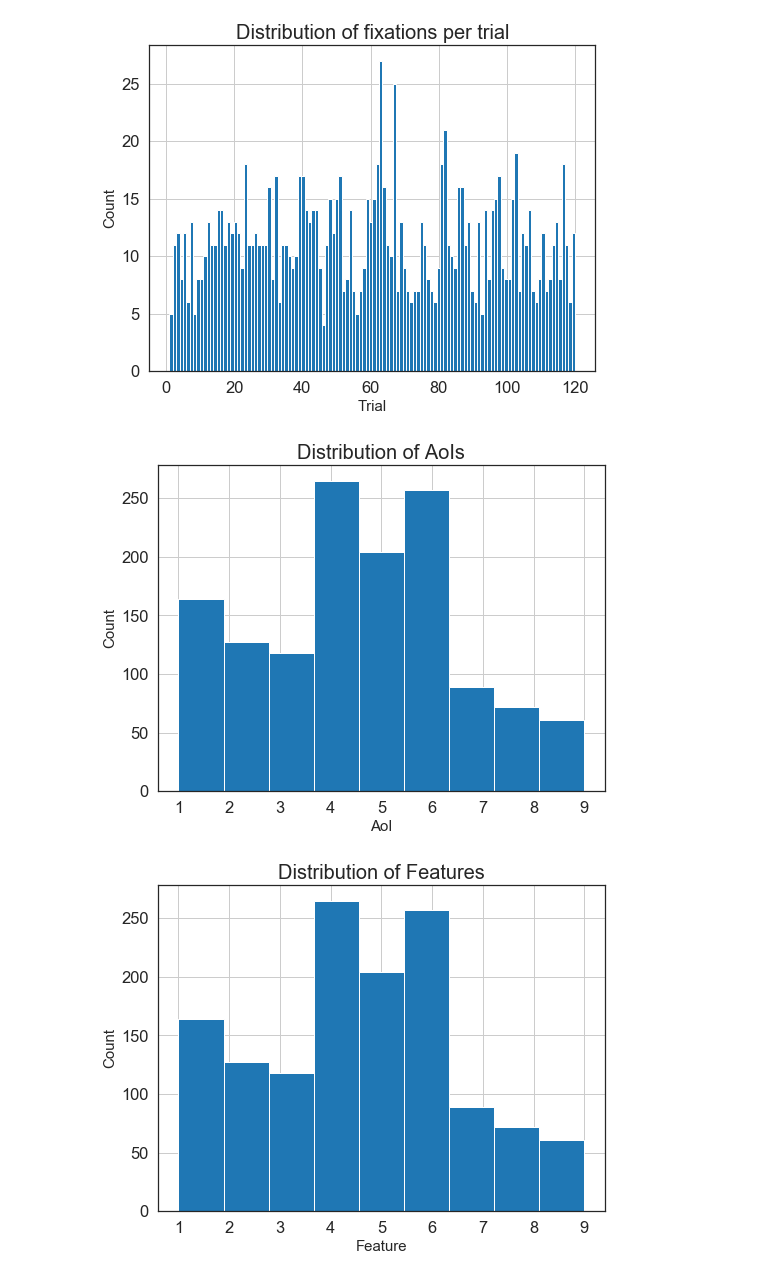
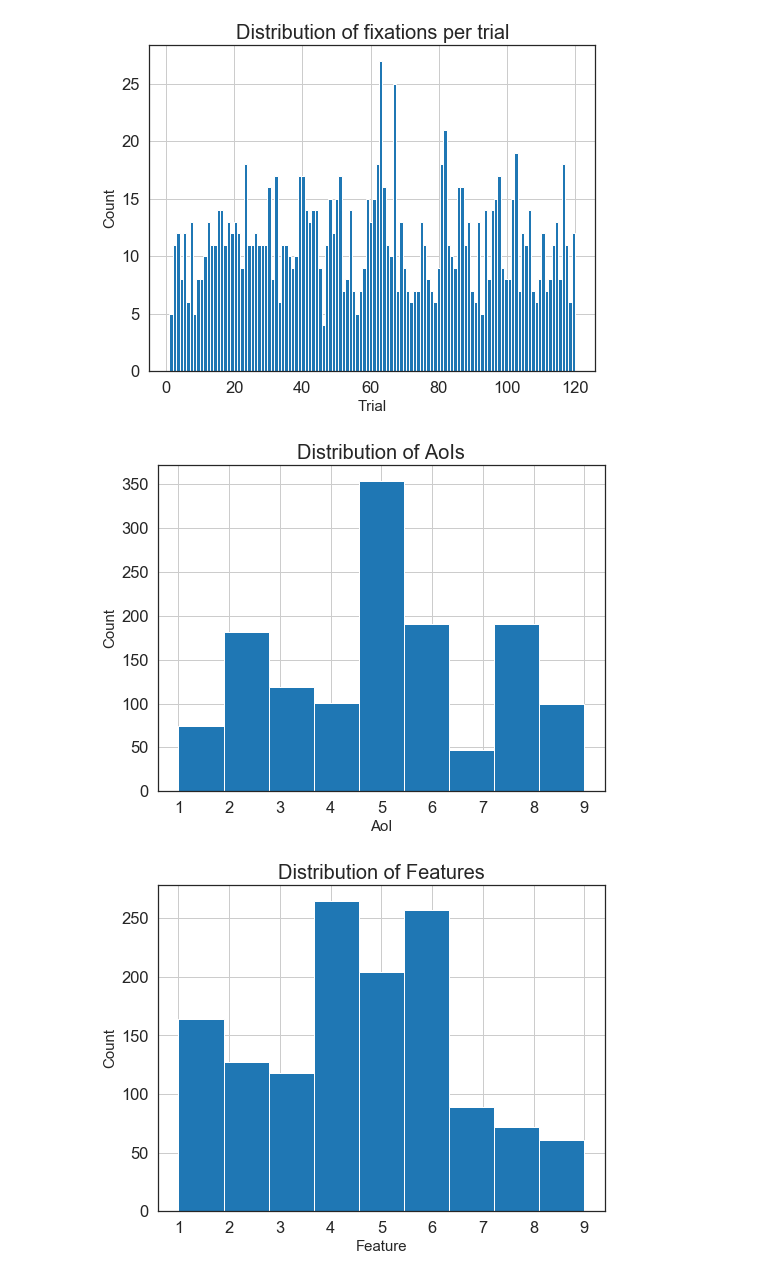
Before and after one commit to nivlab/NivLink, a Jupyter notebook: demos/demo_raw_data.ipynb, the cells around one changed output. Drawn from its saved outputs; the diff is of its cells as text; code cells hidden in the pictures.

Commit message:
added multiple screens feature

```diff
--- a/demos/demo_raw_data.ipynb
+++ b/demos/demo_raw_data.ipynb
@@ -74,7 +74,7 @@ featmap = np.array(featmap_mat["features_aoi_map"])
 xdim, ydim, sfreq = 1600, 1200, 500
 
 ## Initialize ScreenInfo object.
-info = ScreenInfo(xdim, ydim, sfreq)
+info = ScreenInfo(xdim, ydim, sfreq, )
 
 ## Define and add areas of interest.
 n_aois = 9
@@ -98,9 +98,8 @@ aois[8] = np.matrix([[1025, 725], [1175, 875]])
 for a in range(0, n_aois):
     info.add_rectangle_aoi(aois[a,0,0], aois[a,1,0], aois[a,0,1], aois[a,1,1])
 
-## Visually inspect AOIs
-fig, ax = info.plot_aoi(6,False,)
-plt.show(fig)
+## Visually inspect AoIs.
+fig, ax = info.plot_aoi(1,6,False,)
 # %% [output]
 [figure]
 # %% [markdown]
@@ -109,12 +108,22 @@ plt.show(fig)
 ## Run epoching.
 epochs = epoching_fht(raw_data_array, info, events)
 
-## Align to AOI.
-aligned = align_to_aoi(epochs, info)
+## Define screenidx array.
+n_trials = max(behavior.Trial)
+# In this demo, AoIs are identically distributed across trials
+screenidx = np.ones((n_trials,1))
+
+## Align to AoI.
+aligned = align_to_aoi(epochs, info, screenidx)
 
 ## Compute fixations.
 fixations = compute_fixations(aligned, info)
 
+## Add screen column.
+fixations['Screen'] = screenidx[fixations.Trial.values.astype(int) - 1].astype(int)
+
+## If applicable, re-label AoIs.
+
 ## Map to task features.
 fixations['Feature'] = featmap[fixations.Trial.values.astype(int) - 1,fixations.AoI.values.astype(int) - 1]
 fixations.head(10)
@@ -140,12 +149,12 @@ plt.title('Distribution of fixations per trial',fontsize=20);
 # %% [output]
 [figure]
 # %%
-fixations.hist('Feature',bins=9,figsize=[8,6])
+fixations.hist('AoI',bins=9,figsize=[8,6])
 plt.xlabel('AoI',fontsize=15)
 plt.ylabel('Count',fontsize=15)
 plt.title('Distribution of AoIs',fontsize=20);
 # %% [output]
-[figure, old version]
+[figure, new version]
 # %%
 fixations.hist('Feature',bins=9,figsize=[8,6])
 plt.xlabel('Feature',fontsize=15)
```
Also changed, not shown: parts of 3 cells of this notebook, 3 other files.
